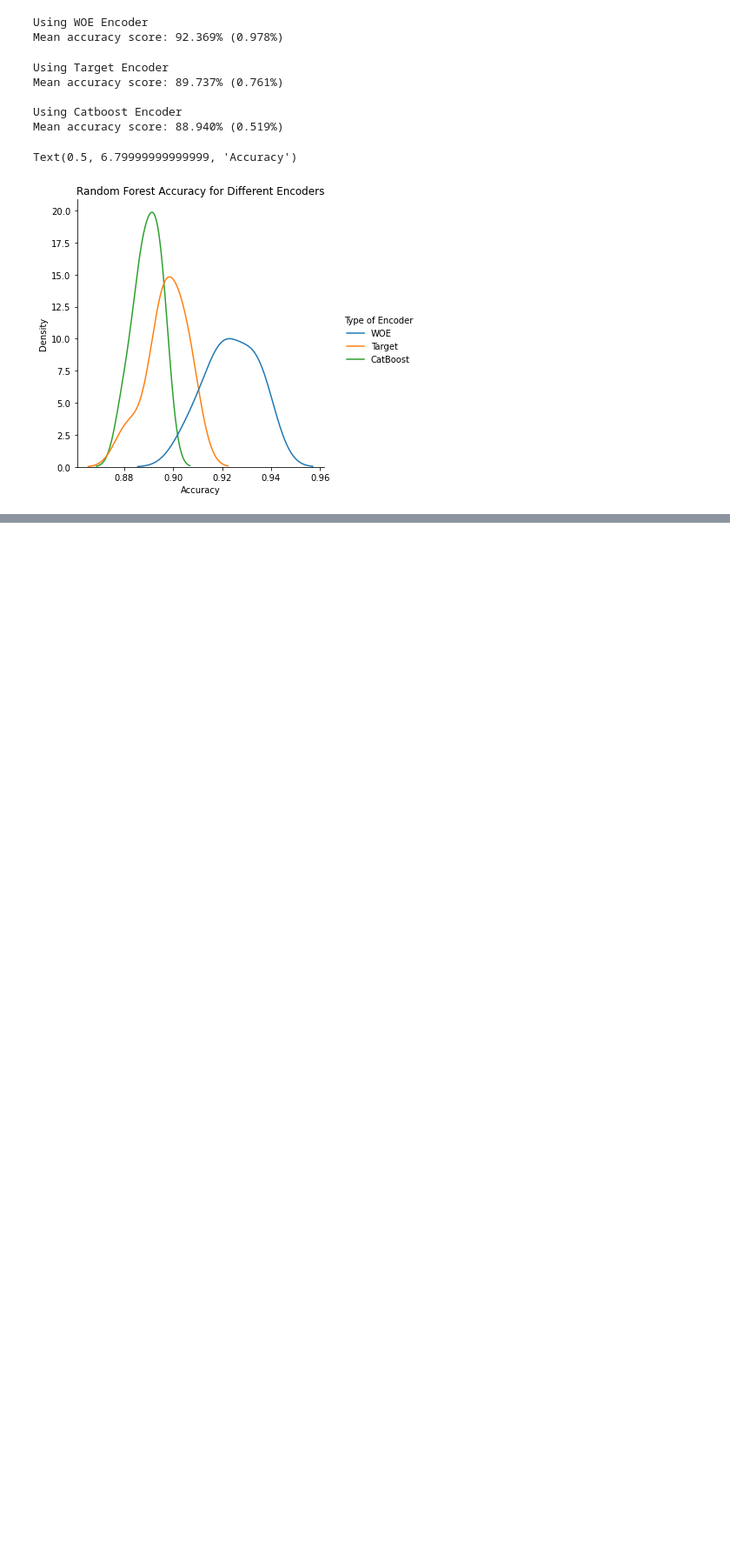
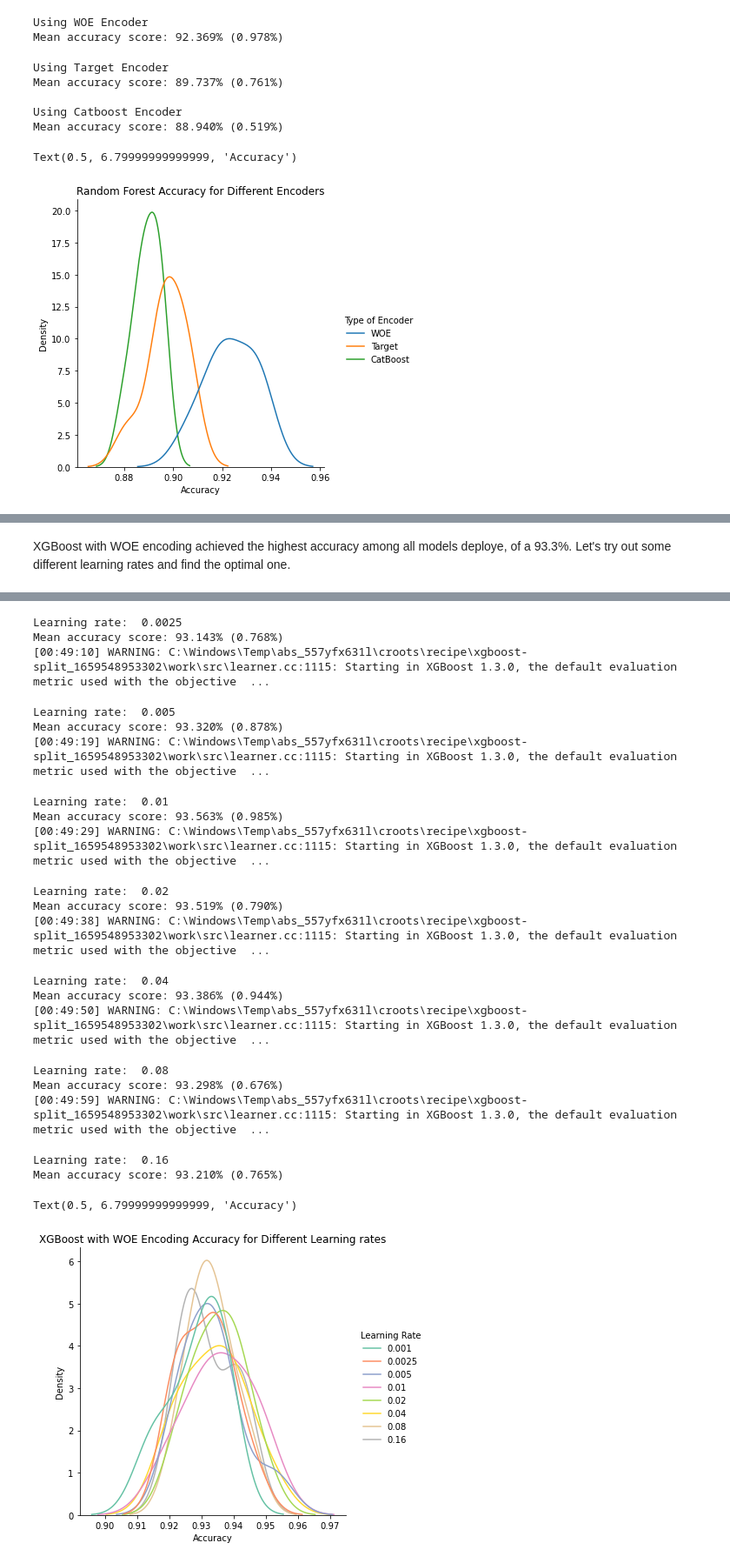
Before and after one commit to BerylliuMM2000/BankMarketing, a Jupyter notebook: Bank-Marketing-Campaign.ipynb, the cells around one changed output, grey strips where cells are left out. Shown at 87% size. Saved outputs shown, nothing was run; the diff lists cells and outputs as text; code cells hidden in the pictures; blank space fills up the shorter version.

Commit message:
Finished XGBoost section & optimal learning rate

```diff
--- a/Bank-Marketing-Campaign.ipynb
+++ b/Bank-Marketing-Campaign.ipynb
@@ -552,0 +516,21 @@ Text(0.5, 6.79999999999999, 'Accuracy')
+# %% [markdown]
+XGBoost with WOE encoding achieved the highest accuracy among all models deploye, of a 93.3%. Let's try out some different learning rates and find the optimal one.
+# %%
+#%%capture --no-display
+alphas = [0.001, 0.0025, 0.005, 0.01, 0.02, 0.04, 0.08, 0.16]
+errseries = []
+for alpha in alphas:
+    xgboost_woe = XGBClassifier(n_estimators = 1000, learning_rate = alpha).fit(woe_training_features, bank_target, early_stopping_rounds = 5,
+                                                                       eval_set = [(woe_training_features, bank_target)],verbose = False)
+    score = cross_val_score(xgboost_woe, woe_training_features, bank_target, scoring='accuracy', cv=8, n_jobs=-1, error_score='raise')
+    errseries.append(Series(score, index = [alpha for i in range(score.size)]))
+    print("\nLearning rate: ", alpha)
+    print(("Mean accuracy score: {:.3f}% ({:.3f}%)".format(mean(score) * 100, std(score) * 100)))
+
+xgb_alpha = concat([err for err in errseries], axis = 0).reset_index()
+xgb_alpha.rename({"index": "Learning Rate", 0: "accuracy"}, axis = 1, inplace = True)
+#palette = ["#090364", "#091e75", "#093885", "#085396", "#086da6", "#0888b7", "#08a2c7" ]
+displot(data = xgb_alpha, x = "accuracy", hue = 'Learning Rate', palette = color_palette("Set2"), kind = "kde")
+title("XGBoost with WOE Encoding Accuracy for Different Learning rates")
+xlabel("Accuracy")
+# %% [output]
@@ -552,0 +542,22 @@ Text(0.5, 6.79999999999999, 'Accuracy')
+Learning rate:  0.0025
+Mean accuracy score: 93.143% (0.768%)
+[00:49:10] WARNING: C:\Windows\Temp\abs_557yfx631l\croots\recipe\xgboost-split_1659548953302\work\src\learner.cc:1115: Starting in XGBoost 1.3.0, the default evaluation metric used with the objective  ...
+Learning rate:  0.005
+Mean accuracy score: 93.320% (0.878%)
+[00:49:19] WARNING: C:\Windows\Temp\abs_557yfx631l\croots\recipe\xgboost-split_1659548953302\work\src\learner.cc:1115: Starting in XGBoost 1.3.0, the default evaluation metric used with the objective  ...
+Learning rate:  0.01
+Mean accuracy score: 93.563% (0.985%)
+[00:49:29] WARNING: C:\Windows\Temp\abs_557yfx631l\croots\recipe\xgboost-split_1659548953302\work\src\learner.cc:1115: Starting in XGBoost 1.3.0, the default evaluation metric used with the objective  ...
+Learning rate:  0.02
+Mean accuracy score: 93.519% (0.790%)
+[00:49:38] WARNING: C:\Windows\Temp\abs_557yfx631l\croots\recipe\xgboost-split_1659548953302\work\src\learner.cc:1115: Starting in XGBoost 1.3.0, the default evaluation metric used with the objective  ...
+Learning rate:  0.04
+Mean accuracy score: 93.386% (0.944%)
+[00:49:50] WARNING: C:\Windows\Temp\abs_557yfx631l\croots\recipe\xgboost-split_1659548953302\work\src\learner.cc:1115: Starting in XGBoost 1.3.0, the default evaluation metric used with the objective  ...
+Learning rate:  0.08
+Mean accuracy score: 93.298% (0.676%)
+[00:49:59] WARNING: C:\Windows\Temp\abs_557yfx631l\croots\recipe\xgboost-split_1659548953302\work\src\learner.cc:1115: Starting in XGBoost 1.3.0, the default evaluation metric used with the objective  ...
+Learning rate:  0.16
+Mean accuracy score: 93.210% (0.765%)
+Text(0.5, 6.79999999999999, 'Accuracy')
+[figure, added]
```
Also changed, not shown: parts of 12 cells of this notebook.
